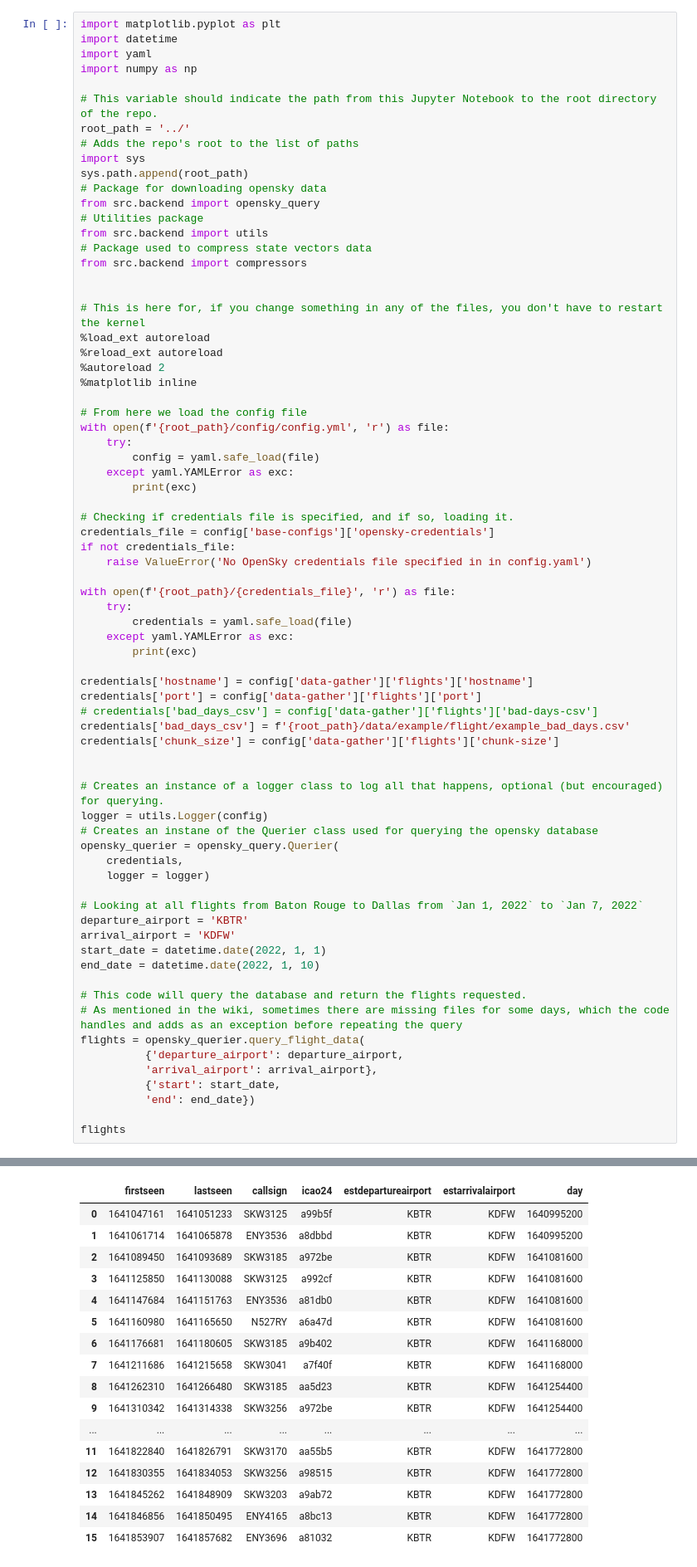
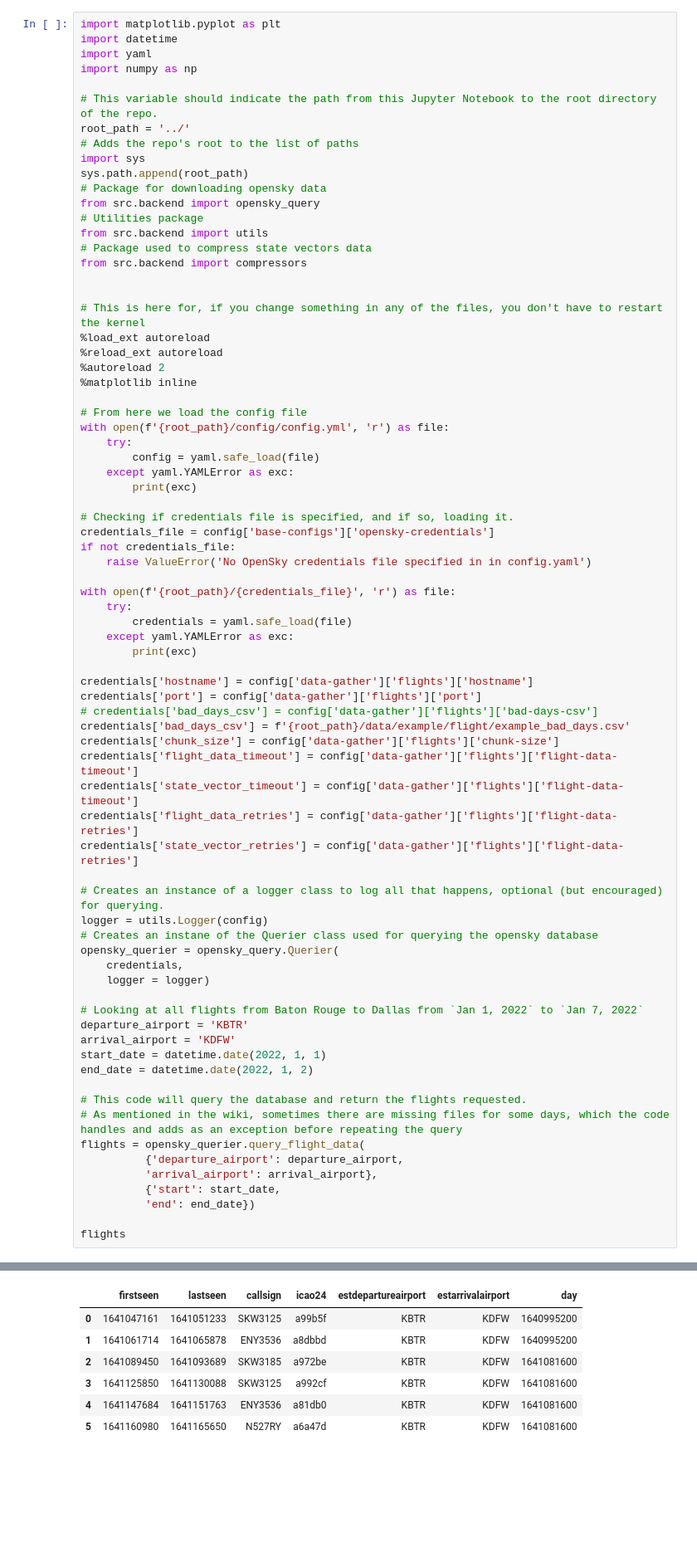
Before and after one commit to Flight-Path-Analysis/FlightPathAnalysis, a Jupyter notebook: prototyping/prototyping.ipynb, the cells around one changed output, grey strips where cells are left out. Shown at 83% size. Saved outputs shown, nothing was run; the diff lists cells and outputs as text; blank space fills up the shorter version.

```diff
--- a/prototyping/prototyping.ipynb
+++ b/prototyping/prototyping.ipynb
@@ -64,7 +64,10 @@ credentials['port'] = config['data-gather']['flights']['port']
 # credentials['bad_days_csv'] = config['data-gather']['flights']['bad-days-csv']
 credentials['bad_days_csv'] = f'{root_path}/data/example/flight/example_bad_days.csv'
 credentials['chunk_size'] = config['data-gather']['flights']['chunk-size']
-
+credentials['flight_data_timeout'] = config['data-gather']['flights']['flight-data-timeout']
+credentials['state_vector_timeout'] = config['data-gather']['flights']['flight-data-timeout']
+credentials['flight_data_retries'] = config['data-gather']['flights']['flight-data-retries']
+credentials['state_vector_retries'] = config['data-gather']['flights']['flight-data-retries']
 
 # Creates an instance of a logger class to log all that happens, optional (but encouraged) for querying.
 logger = utils.Logger(config)
@@ -77,7 +80,7 @@ opensky_querier = opensky_query.Querier(
 departure_airport = 'KBTR'
 arrival_airport = 'KDFW'
 start_date = datetime.date(2022, 1, 1)
-end_date = datetime.date(2022, 1, 10)
+end_date = datetime.date(2022, 1, 2)
 
 # This code will query the database and return the flights requested.
 # As mentioned in the wiki, sometimes there are missing files for some days, which the code handles and adds as an exception before repeating the query
@@ -109,20 +112,10 @@ ORDER BY firstseen;
 |  | firstseen | lastseen | callsign | icao24 | estdepartureairport | estarrivalairport | day |
 | 0 | 1641047161 | 1641051233 | SKW3125 | a99b5f | KBTR | KDFW | 1640995200 |
 | 1 | 1641061714 | 1641065878 | ENY3536 | a8dbbd | KBTR | KDFW | 1640995200 |
 | 2 | 1641089450 | 1641093689 | SKW3185 | a972be | KBTR | KDFW | 1641081600 |
 | 3 | 1641125850 | 1641130088 | SKW3125 | a992cf | KBTR | KDFW | 1641081600 |
 | 4 | 1641147684 | 1641151763 | ENY3536 | a81db0 | KBTR | KDFW | 1641081600 |
 | 5 | 1641160980 | 1641165650 | N527RY | a6a47d | KBTR | KDFW | 1641081600 |
-| 6 | 1641176681 | 1641180605 | SKW3185 | a9b402 | KBTR | KDFW | 1641168000 |
-| 7 | 1641211686 | 1641215658 | SKW3041 | a7f40f | KBTR | KDFW | 1641168000 |
-| 8 | 1641262310 | 1641266480 | SKW3185 | aa5d23 | KBTR | KDFW | 1641254400 |
-| 9 | 1641310342 | 1641314338 | SKW3256 | a972be | KBTR | KDFW | 1641254400 |
-| ... | ... | ... | ... | ... | ... | ... | ... |
-| 11 | 1641822840 | 1641826791 | SKW3170 | aa55b5 | KBTR | KDFW | 1641772800 |
-| 12 | 1641830355 | 1641834053 | SKW3256 | a98515 | KBTR | KDFW | 1641772800 |
-| 13 | 1641845262 | 1641848909 | SKW3203 | a9ab72 | KBTR | KDFW | 1641772800 |
-| 14 | 1641846856 | 1641850495 | ENY4165 | a8bc13 | KBTR | KDFW | 1641772800 |
-| 15 | 1641853907 | 1641857682 | ENY3696 | a81032 | KBTR | KDFW | 1641772800 |
 # %% [markdown]
 ### 1.2 Downloading a Flight's State Vectors
 
```
Also changed, not shown: parts of 7 cells of this notebook, 4 other files.
